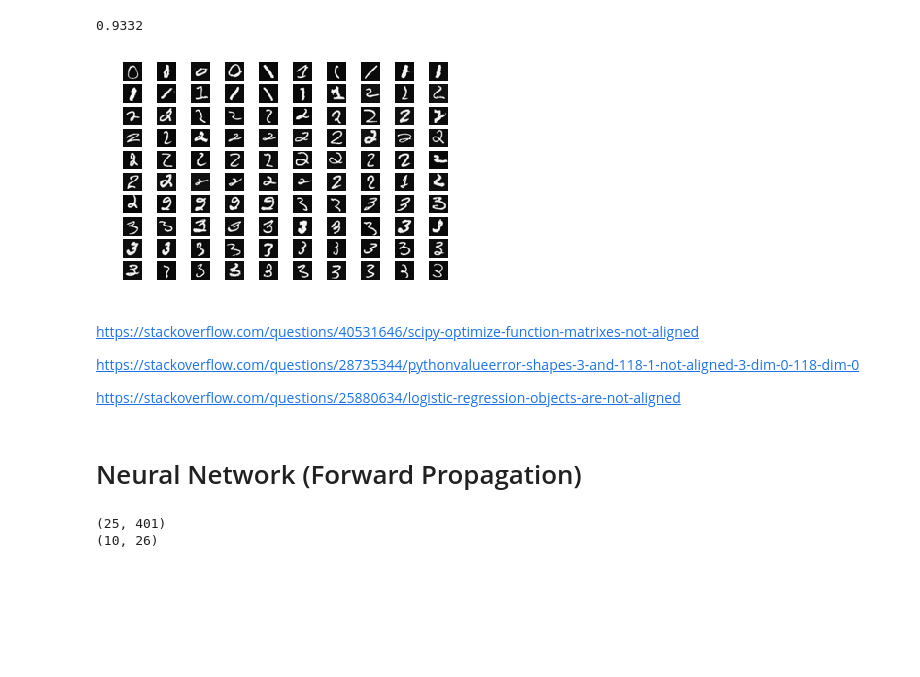
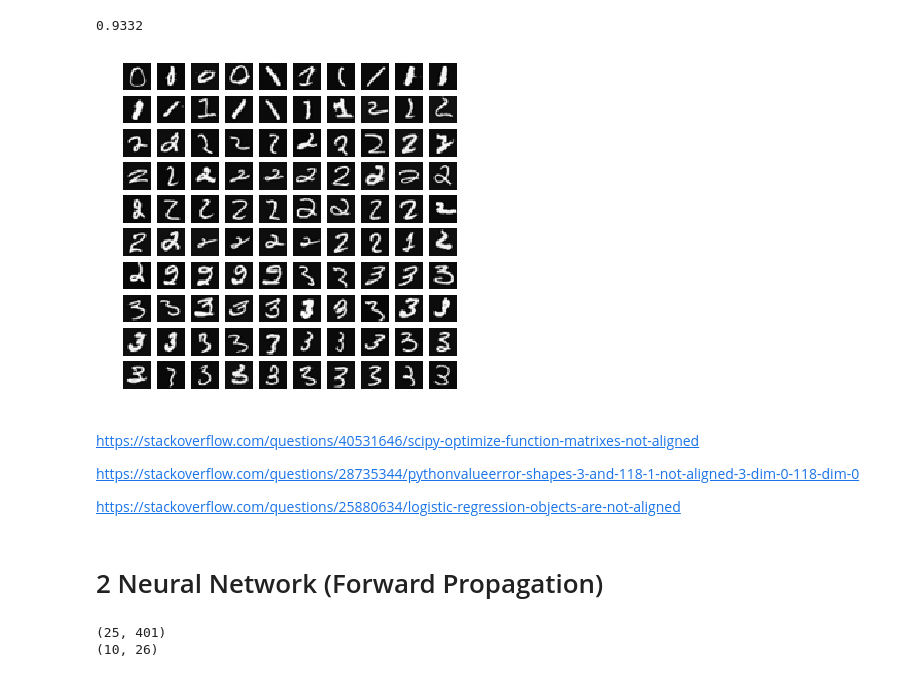
Before and after one commit to nikita-loik/andrew_ng_2_-python, a Jupyter notebook: 3_neuralNetworks_I/neuralNetworks_I.ipynb, the cells around one changed output. Cells and saved outputs as stored; diff of their text form; code cells hidden in the pictures; blank space fills up the shorter version.

```diff
--- a/3_neuralNetworks_I/neuralNetworks_I.ipynb
+++ b/3_neuralNetworks_I/neuralNetworks_I.ipynb
@@ -153,19 +160,11 @@ for iRow in range(sampleSize):
 print (sum(yAssignmentVector)/5000)
 # %% [output]
 0.9332
-# %%
-misAssignedSet = data['X'][misAssignedIndex,:]
-
-fig, axs = plt.subplots(nrows=10, ncols=10)
-for row in range(10):
-    for column in range(10):
-        ax = axs[row, column]
-        digit = np.reshape(misAssignedSet[10*row + column], (-1, 20), order='F')
-        ax.axis('off')
-        ax.set_aspect("equal")
-        ax.imshow(digit, cmap = 'gist_gray')
-# %% [output]
-[figure, removed]
+# %%
+misAssignedSet = data['X'][misAssignedIndex,:]
+showHundredDigits(misAssignedSet)
+# %% [output]
+[figure, added]
 # %% [markdown]
 https://stackoverflow.com/questions/40531646/scipy-optimize-function-matrixes-not-aligned
 
@@ -173,7 +172,7 @@ https://stackoverflow.com/questions/28735344/pythonvalueerror-shapes-3-and-118-1
 
 https://stackoverflow.com/questions/25880634/logistic-regression-objects-are-not-aligned
 # %% [markdown]
-# Neural Network (Forward Propagation)
+# 2 Neural Network (Forward Propagation)
 # %%
 pathToWeightsFile = 'ex3weights.mat'
 weights = loadmat(pathToWeightsFile)
```
Also changed, not shown: parts of 13 cells of this notebook, 6 other files.
